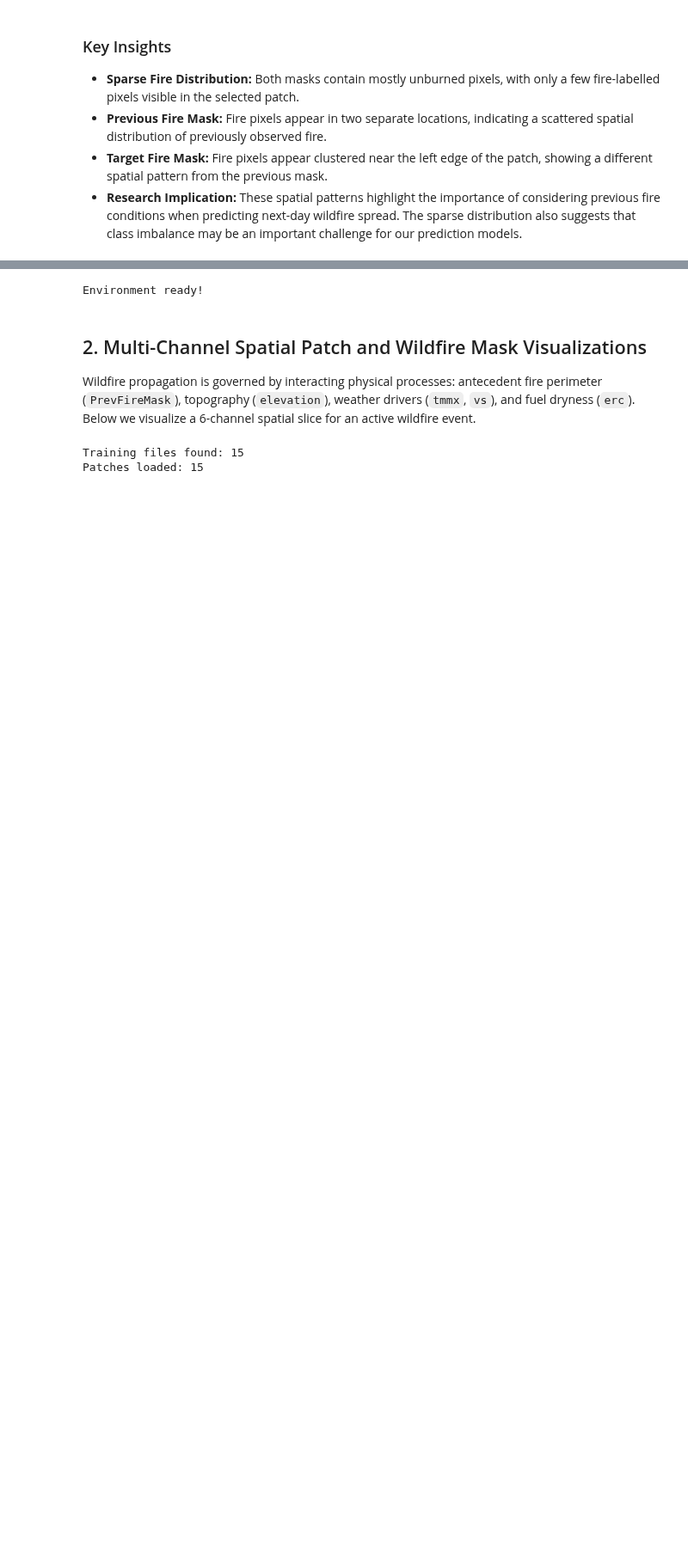
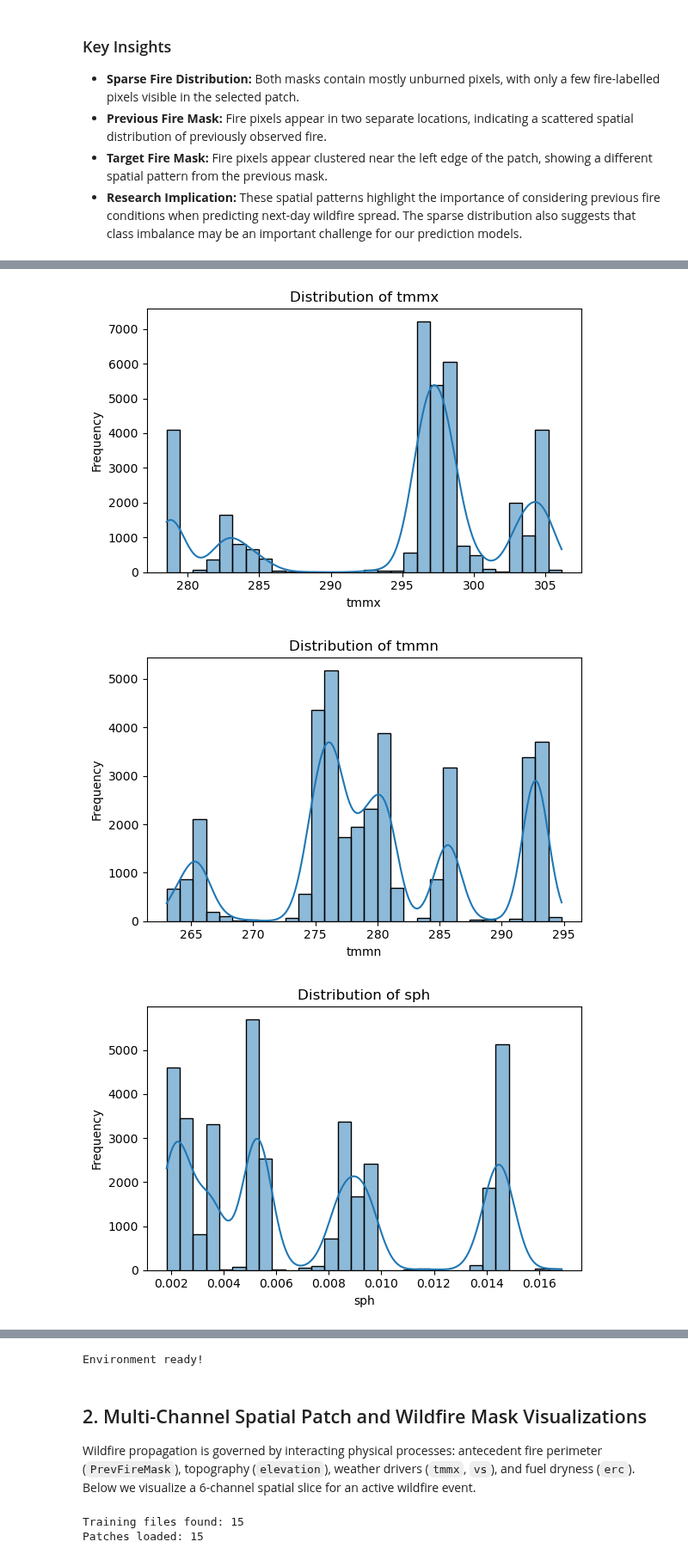
Before and after one commit to connectwithvanshika/TensorTitans_SectionC, a Jupyter notebook: notebooks/02_eda_and_data_quality.ipynb, the cells around one changed output, grey strips where cells are left out. Shown at 86% size. Saved outputs shown, nothing was run; the diff lists cells and outputs as text; code cells hidden in the pictures; blank space fills up the shorter version.

Commit message:
Add environmental feature distribution analysis and insights

```diff
--- a/notebooks/02_eda_and_data_quality.ipynb
+++ b/notebooks/02_eda_and_data_quality.ipynb
@@ -104,0 +125,30 @@ else:
+# %%
+features = ["tmmx", "tmmn", "sph", "vs",
+            "elevation", "erc", "NDVI", "pdsi"]
+
+for feature in features:
+    plt.figure(figsize=(6, 4))
+
+    sns.histplot(
+        data=tabular_df,
+        x=feature,
+        bins=30,
+        kde=True
+    )
+
+    plt.title(f"Distribution of {feature}")
+    plt.xlabel(feature)
+    plt.ylabel("Frequency")
+    plt.tight_layout()
+
+    plt.savefig(
+        f"../results/figures/{feature}_distribution.png",
+        dpi=200
+    )
+
+    plt.show()
+    plt.close()
+# %% [output]
+[figure, added]
+[figure, added]
+[figure, added]
```
Also changed, not shown: parts of 3 cells of this notebook.
